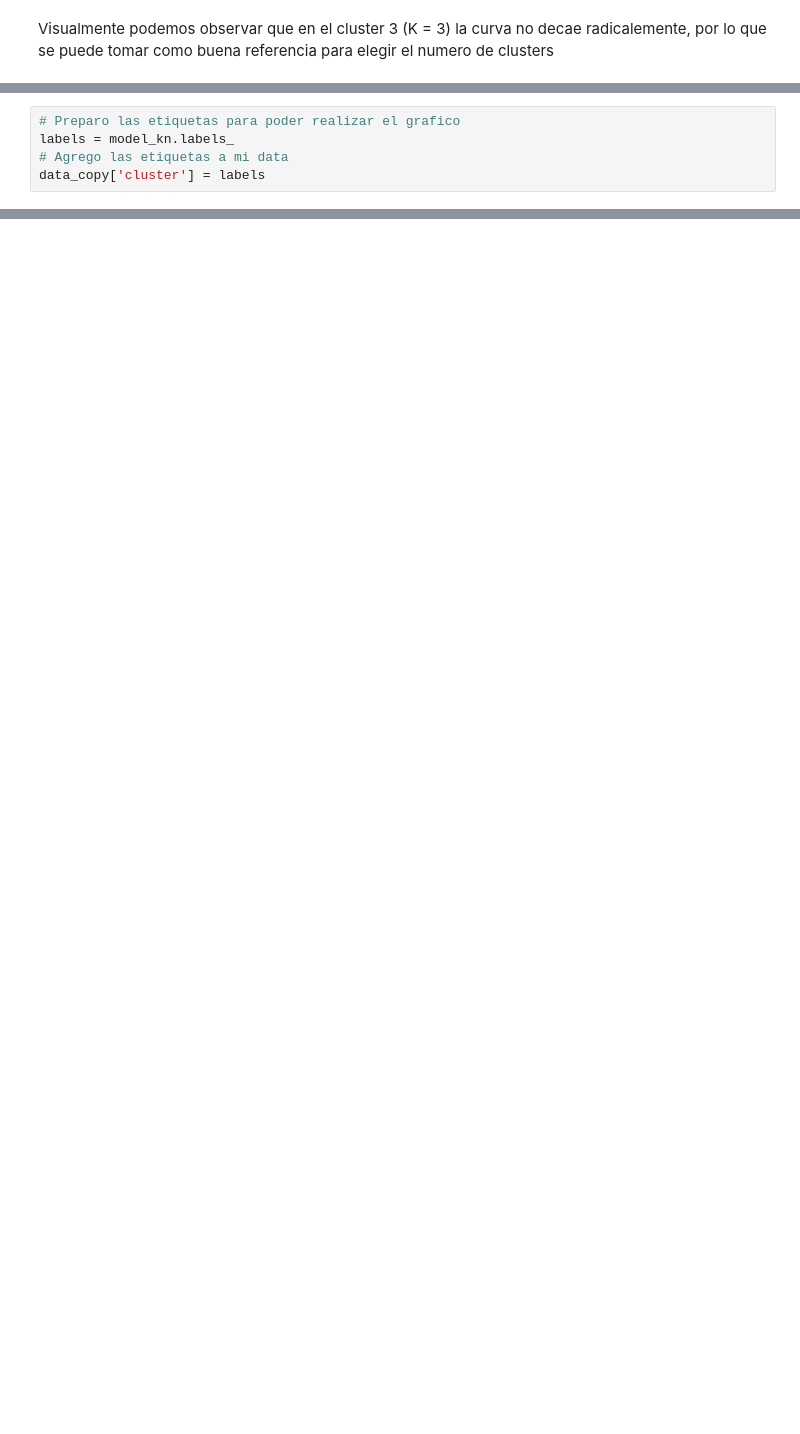
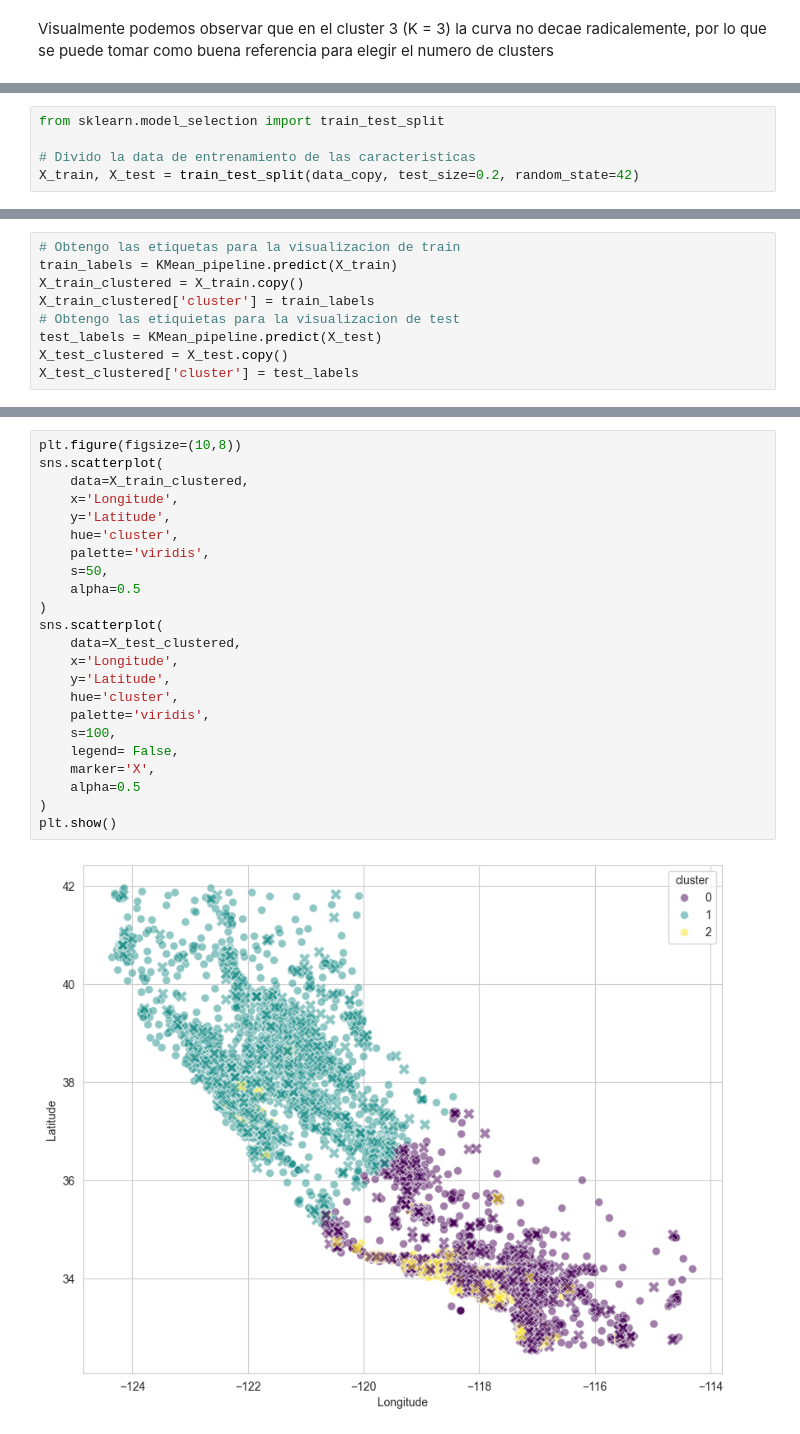
Before and after one commit to AlexSc97/machine-learning-kmean, a Jupyter notebook: src/explore.ipynb, the cells around one changed output, grey strips where cells are left out. Drawn from its saved outputs; the diff is of its cells as text; blank space fills up the shorter version.

```diff
--- a/src/explore.ipynb
+++ b/src/explore.ipynb
@@ -156,0 +149,5 @@ KMeans(n_clusters=4, n_init=10, random_state=42)
+# %%
+from sklearn.model_selection import train_test_split
+
+# Divido la data de entrenamiento de las caracteristicas
+X_train, X_test = train_test_split(data_copy, test_size=0.2, random_state=42)
@@ -157,5 +186,9 @@ KMeans(n_clusters=4, n_init=10, random_state=42)
 # %%
-# Preparo las etiquetas para poder realizar el grafico
-labels = model_kn.labels_
-# Agrego las etiquetas a mi data
-data_copy['cluster'] = labels
+# Obtengo las etiquetas para la visualizacion de train
+train_labels = KMean_pipeline.predict(X_train)
+X_train_clustered = X_train.copy()
+X_train_clustered['cluster'] = train_labels
+# Obtengo las etiquietas para la visualizacion de test
+test_labels = KMean_pipeline.predict(X_test)
+X_test_clustered = X_test.copy()
+X_test_clustered['cluster'] = test_labels
@@ -177,0 +195,25 @@ plt.show()
+# %%
+plt.figure(figsize=(10,8))
+sns.scatterplot(
+    data=X_train_clustered,
+    x='Longitude',
+    y='Latitude',
+    hue='cluster',
+    palette='viridis',
+    s=50,
+    alpha=0.5
+)
+sns.scatterplot(
+    data=X_test_clustered,
+    x='Longitude',
+    y='Latitude',
+    hue='cluster',
+    palette='viridis',
+    s=100,
+    legend= False,
+    marker='X',
+    alpha=0.5
+)
+plt.show()
+# %% [output]
+[figure, added]
```
Also changed, not shown: parts of 17 cells of this notebook, 4 other files.
